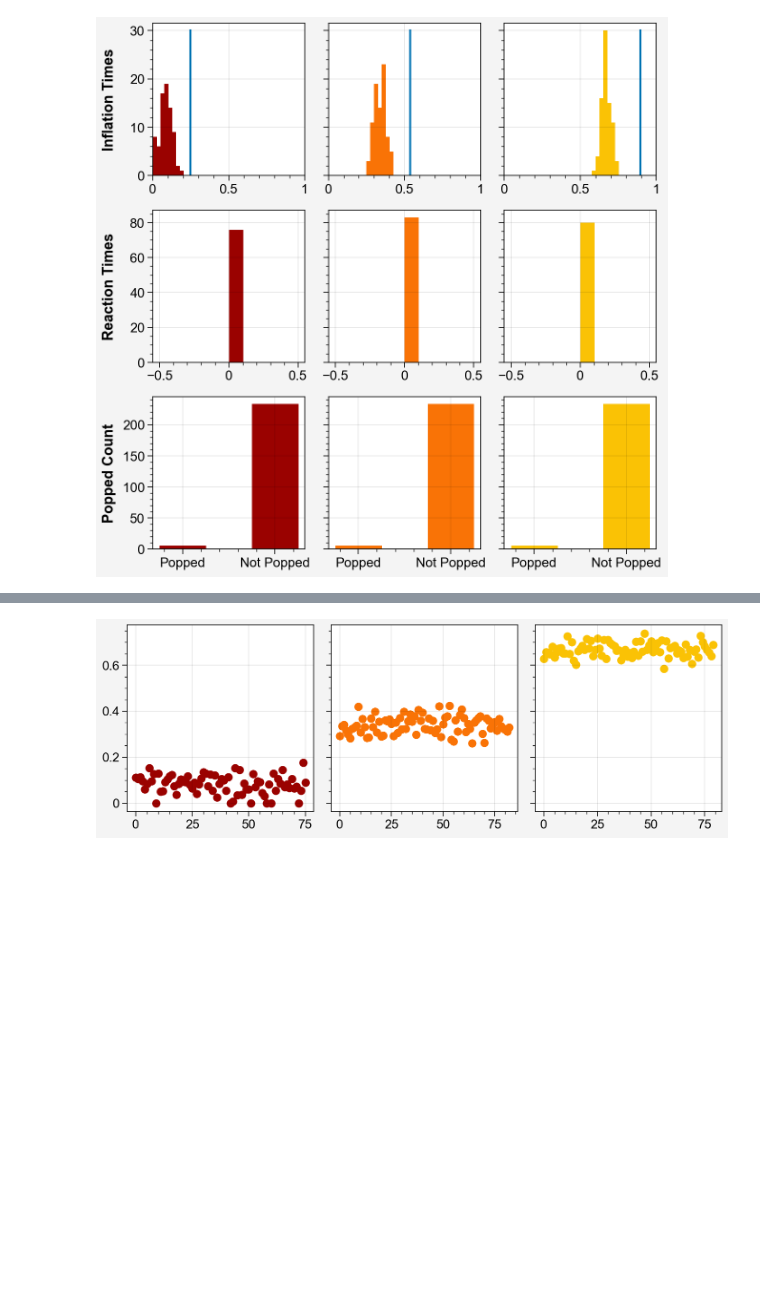
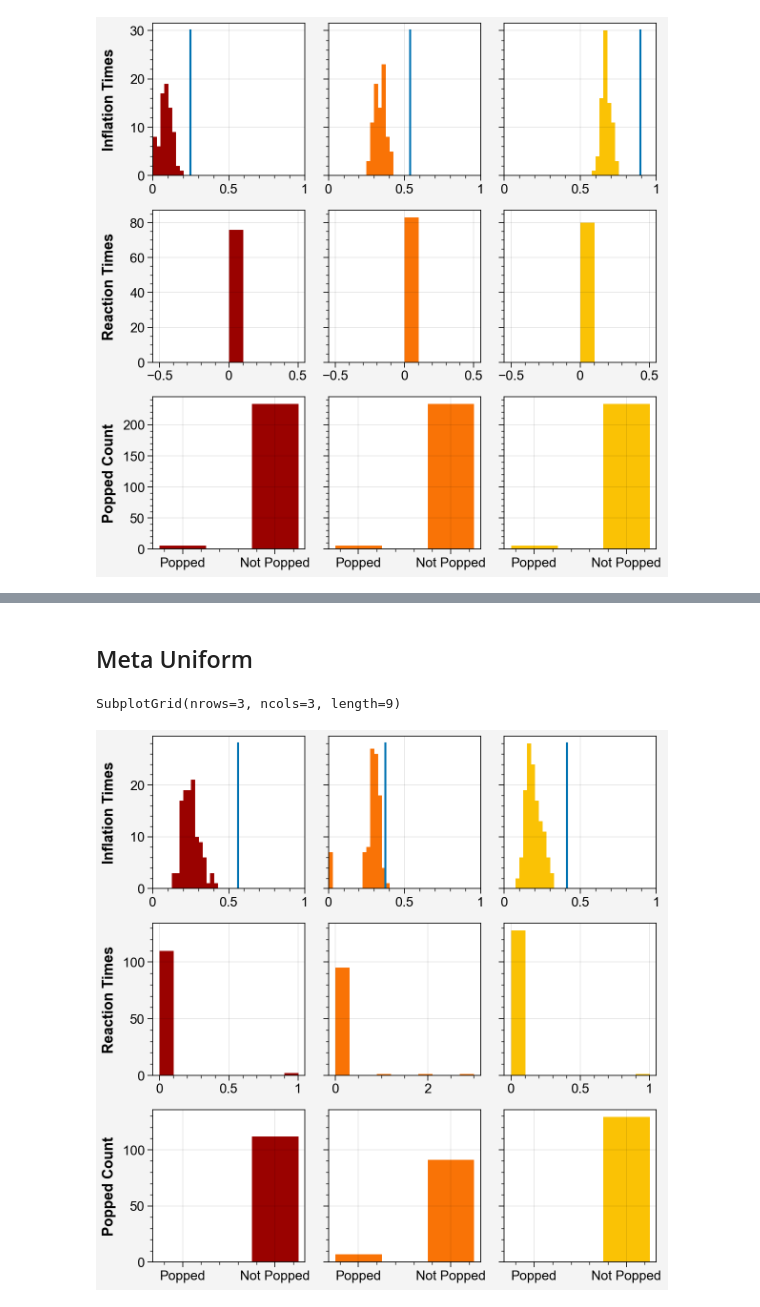
Before and after one commit to liuandrew/bart_ppo, a Jupyter notebook: write_and_test/bart_individual_episodes.ipynb, the cells around one changed output, grey strips where cells are left out. Cells and saved outputs as stored; diff of their text form; code cells hidden in the pictures; blank space fills up the shorter version.

```diff
--- a/write_and_test/bart_individual_episodes.ipynb
+++ b/write_and_test/bart_individual_episodes.ipynb
@@ -111,7 +155,2 @@ end_size = np.array(res['data']['last_size'][ep_num])
-# %%
-fig, ax = pplt.subplots(nrows=1, ncols=3, figwidth=7)
-for j in range(3):
-    its = end_size[colors == j]
-    ax[j].scatter(np.arange(len(its)), its, c=bart_plot_colors[j])
-# %% [output]
-[figure, removed]
+# %% [markdown]
+## Meta Uniform
@@ -117,0 +160,10 @@ for j in range(3):
+# %%
+evalu = partial(forced_action_evaluate, data_callback=meta_bart_callback,
+                env_name="BartMetaEnv", num_episodes=10, env_kwargs={'meta_setup': 1, 'colors_used': 3})
+# %%
+model, (obs_rms, ret_rms) = torch.load('../saved_checkpoints/meta/meta_uni_t0/240.pt')
+res = evalu(model, obs_rms, deterministic=False, num_episodes=3)
+plot_3color_meta_ep(res, metrics=['size', 'rt', 'popped'], ep_num=0)
+# %% [output]
+SubplotGrid(nrows=3, ncols=3, length=9)
+[figure, added]
```
Also changed, not shown: parts of 13 cells of this notebook, 4 other files.
